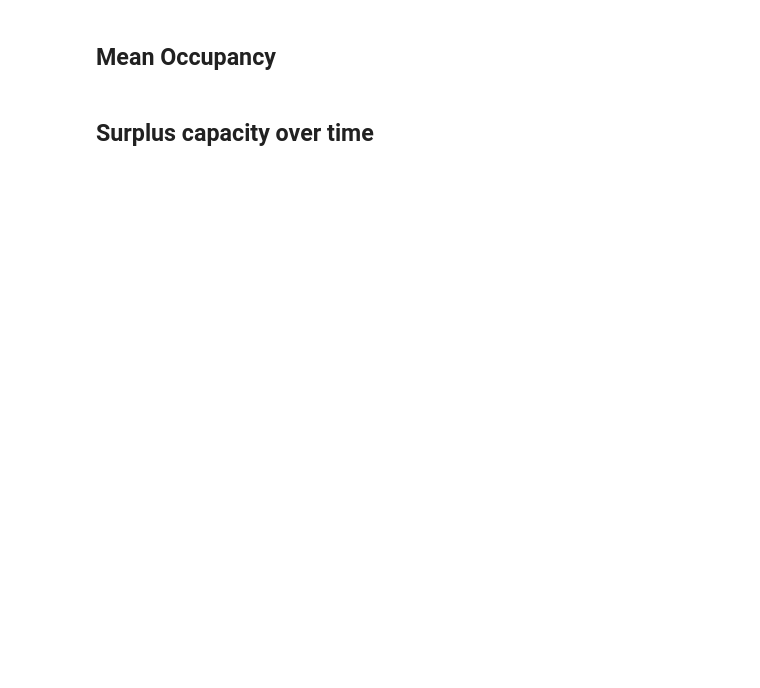
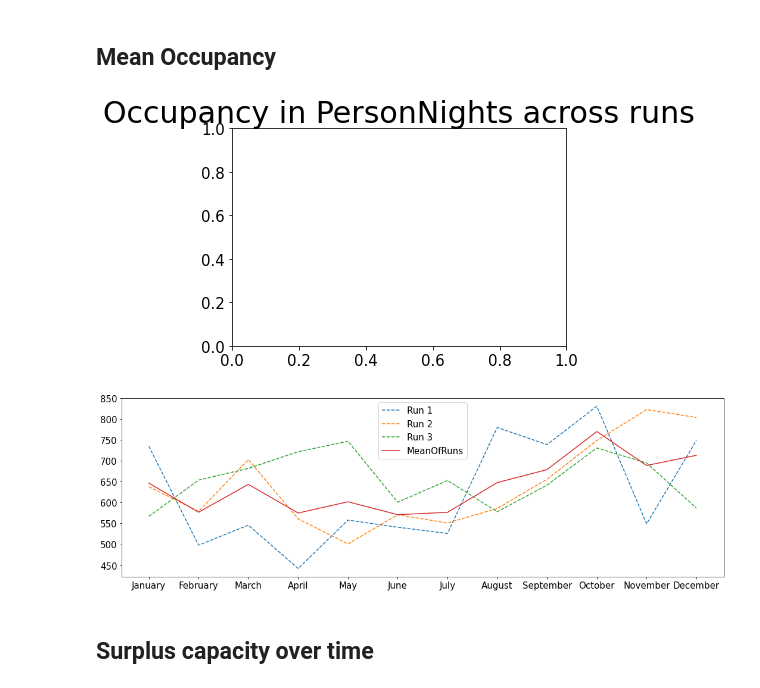
Before and after one commit to sim-team-z/learning-simpy, a Jupyter notebook: notebooks/07-shelter-model_with_viz.ipynb, the cells around one changed output. Saved outputs shown, nothing was run; the diff lists cells and outputs as text; code cells hidden in the pictures; blank space fills up the shorter version.

```diff
--- a/notebooks/07-shelter-model_with_viz.ipynb
+++ b/notebooks/07-shelter-model_with_viz.ipynb
@@ -378,5 +376,18 @@ AttributeError: 'int' object has no attribute 'isdigit'
 # %%
 
-run1['month'] = run1['month'].apply(lambda x: datetime.strptime(x, "%m").strftime("%B") if x.isdigit() else x)
-run2['month'] = run2['month'].apply(lambda x: datetime.strptime(x, "%m").strftime("%B") if x.isdigit() else x)
-run3['month'] = run3['month'].apply(lambda x: datetime.strptime(x, "%m").strftime("%B") if x.isdigit() else x)
+# run1['month'] = run1['month'].apply(lambda x: datetime.strptime(x, "%m").strftime("%B") if x.isdigit() else x)
+# run2['month'] = run2['month'].apply(lambda x: datetime.strptime(x, "%m").strftime("%B") if x.isdigit() else x)
+# run3['month'] = run3['month'].apply(lambda x: datetime.strptime(x, "%m").strftime("%B") if x.isdigit() else x)
+#isinstance(i,int)
+run1['month'] = run1['month'].apply(lambda x: datetime.strptime(str(x), "%m").strftime("%B") if isinstance(x,int) else x)
+run2['month'] = run2['month'].apply(lambda x: datetime.strptime(str(x), "%m").strftime("%B") if isinstance(x,int) else x)
+run3['month'] = run3['month'].apply(lambda x: datetime.strptime(str(x), "%m").strftime("%B") if isinstance(x,int) else x)
+
+
+occ_monthly1=run1
+occ_monthly2=run2
+occ_monthly3=run3
+
+occ_monthly1=occ_monthly1.assign(daily_occ= lambda x: (35-x['shelter_capacity_left']))
+occ_monthly2=occ_monthly2.assign(daily_occ= lambda x: (35-x['shelter_capacity_left']))
+occ_monthly3=occ_monthly3.assign(daily_occ= lambda x: (35-x['shelter_capacity_left']))
@@ -454,29 +475,32 @@ plt.show()
 # %%
 ## Visualize - Over Runs
 # =======================
 
 occ_monthly_mean=occ_monthly_mean.sort_values('month', ascending=True)
 occ_monthly1=occ_monthly1.sort_values('month', ascending=True)
 occ_monthly2=occ_monthly2.sort_values('month', ascending=True)
 occ_monthly3=occ_monthly3.sort_values('month', ascending=True)
 
 
 titlestr = 'Occupancy in PersonNights across runs'
 plt.title(titlestr,fontsize=30)
 
 plt.rcParams["figure.figsize"] = [15, 5]
 plt.rcParams["figure.autolayout"] = True
-#fig = plt.figure()
+fig = plt.figure()
 
 plt.plot(occ_monthly1['month'], occ_monthly1['monthly_occupancy'], label = "Run 1", linestyle='dashed')
 plt.plot(occ_monthly2['month'], occ_monthly2['monthly_occupancy'], label = "Run 2",linestyle='dashed')
 plt.plot(occ_monthly3['month'], occ_monthly3['monthly_occupancy'], label = "Run 3",linestyle='dashed')
 plt.plot(occ_monthly_mean['month'], occ_monthly_mean['monthly_occupancy'], label = "MeanOfRuns",ms=30)
 occ_monthly_mean
 plt.legend()
 spacing = 0.100
 fig.subplots_adjust(bottom=spacing)
 plt.show()
+# %% [output]
+[figure, added]
+[figure, added]
 # %% [markdown]
 ## Surplus capacity over time
 # %%
```
Also changed, not shown: parts of 16 cells of this notebook.
